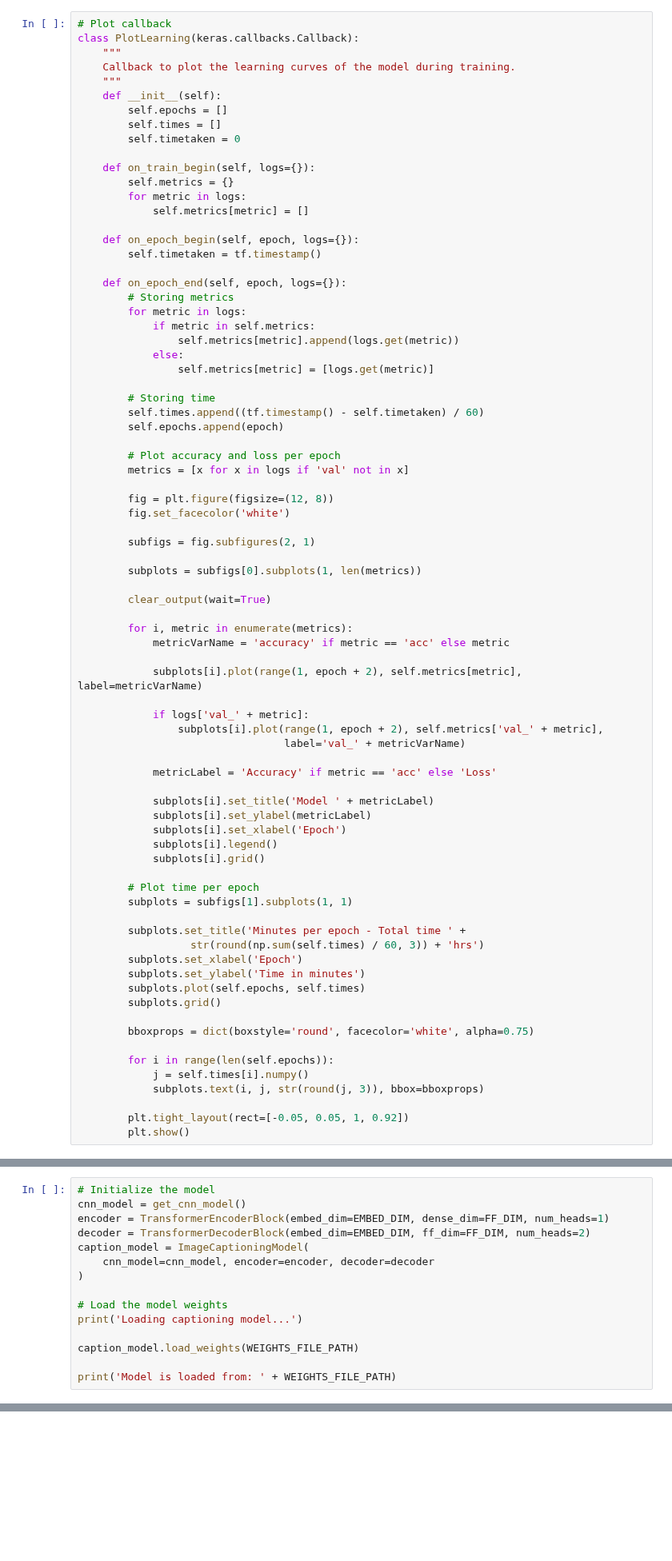
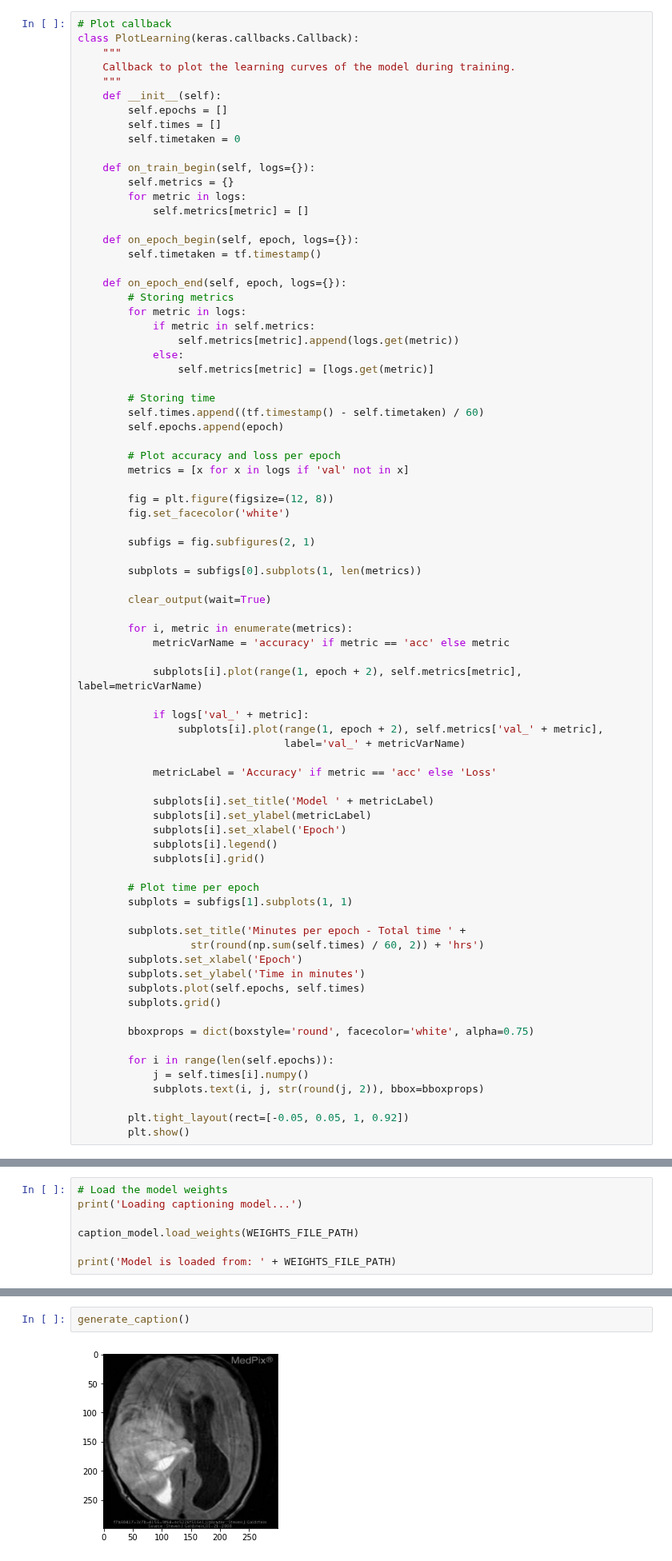
Before and after one commit to KevinTMtz/MedCLIPModel, a Jupyter notebook: MedCLIP Captioning Model.ipynb, the cells around one changed output, grey strips where cells are left out. Shown at 80% size. Saved outputs shown, nothing was run; the diff lists cells and outputs as text; blank space fills up the shorter version.

```diff
--- a/MedCLIP Captioning Model.ipynb
+++ b/MedCLIP Captioning Model.ipynb
@@ -591,7 +591,7 @@ class PlotLearning(keras.callbacks.Callback):
         subplots = subfigs[1].subplots(1, 1)
 
         subplots.set_title('Minutes per epoch - Total time ' +
-                  str(round(np.sum(self.times) / 60, 3)) + 'hrs')
+                  str(round(np.sum(self.times) / 60, 2)) + 'hrs')
         subplots.set_xlabel('Epoch')
         subplots.set_ylabel('Time in minutes')
         subplots.plot(self.epochs, self.times)
@@ -601,7 +601,7 @@ class PlotLearning(keras.callbacks.Callback):
 
         for i in range(len(self.epochs)):
             j = self.times[i].numpy()
-            subplots.text(i, j, str(round(j, 3)), bbox=bboxprops)
+            subplots.text(i, j, str(round(j, 2)), bbox=bboxprops)
 
         plt.tight_layout(rect=[-0.05, 0.05, 1, 0.92])
         plt.show()
@@ -633,12 +616,4 @@ Weights are saved.
 # %%
-# Initialize the model
-cnn_model = get_cnn_model()
-encoder = TransformerEncoderBlock(embed_dim=EMBED_DIM, dense_dim=FF_DIM, num_heads=1)
-decoder = TransformerDecoderBlock(embed_dim=EMBED_DIM, ff_dim=FF_DIM, num_heads=2)
-caption_model = ImageCaptioningModel(
-    cnn_model=cnn_model, encoder=encoder, decoder=decoder
-)
-
 # Load the model weights
 print('Loading captioning model...')
 
@@ -703,3 +698,7 @@ generate_caption()
 # %% [output]
 [figure]
 modality: mr, plane: coronal, category: neoplasm, glial, diagnosis: coronal flair images demonstrate a complex mass in the left lateral ventricle with cystic component is isointense to the mass has a  ...
+# %%
+generate_caption()
+# %% [output]
+[figure, added]
```
Also changed, not shown: parts of 8 cells of this notebook.
